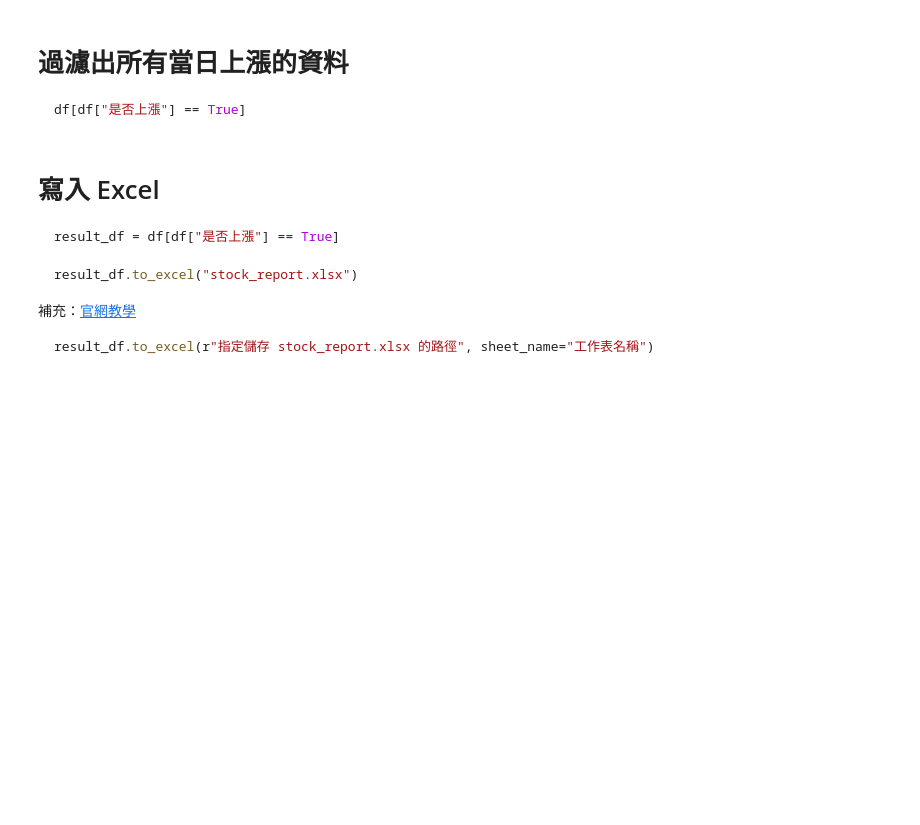
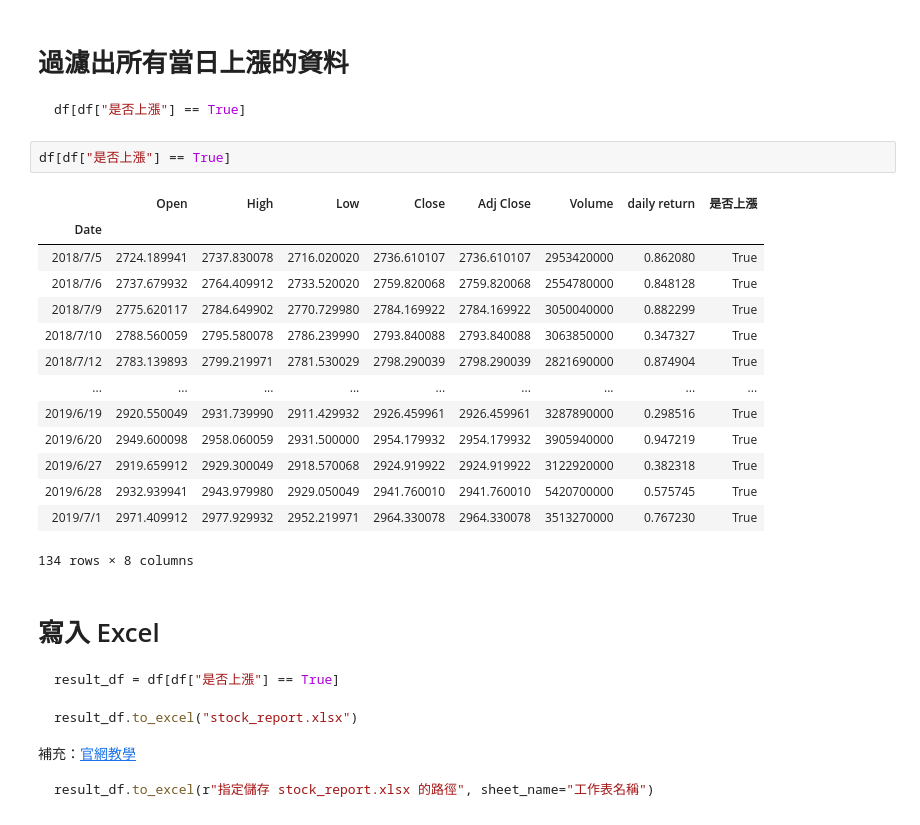
Before and after one commit to weberlu88/2020-Python-Excel-NTU, a Jupyter notebook: lesson_7/Python x Excel 大數據分析實戰：Pandas 入門.ipynb, the cells around one changed output. Saved outputs shown, nothing was run; the diff lists cells and outputs as text; blank space fills up the shorter version.

````diff
--- a/lesson_7/Python x Excel 大數據分析實戰：Pandas 入門.ipynb
+++ b/lesson_7/Python x Excel 大數據分析實戰：Pandas 入門.ipynb
@@ -532,6 +1014,23 @@ df
 ```python
 df[df["是否上漲"] == True]
 ```
+# %%
+df[df["是否上漲"] == True]
+# %% [output]
+|  | Open | High | Low | Close | Adj Close | Volume | daily return | 是否上漲 |
+| Date |  |  |  |  |  |  |  |  |
+| 2018/7/5 | 2724.189941 | 2737.830078 | 2716.020020 | 2736.610107 | 2736.610107 | 2953420000 | 0.862080 | True |
+| 2018/7/6 | 2737.679932 | 2764.409912 | 2733.520020 | 2759.820068 | 2759.820068 | 2554780000 | 0.848128 | True |
+| 2018/7/9 | 2775.620117 | 2784.649902 | 2770.729980 | 2784.169922 | 2784.169922 | 3050040000 | 0.882299 | True |
+| 2018/7/10 | 2788.560059 | 2795.580078 | 2786.239990 | 2793.840088 | 2793.840088 | 3063850000 | 0.347327 | True |
+| 2018/7/12 | 2783.139893 | 2799.219971 | 2781.530029 | 2798.290039 | 2798.290039 | 2821690000 | 0.874904 | True |
+| ... | ... | ... | ... | ... | ... | ... | ... | ... |
+| 2019/6/19 | 2920.550049 | 2931.739990 | 2911.429932 | 2926.459961 | 2926.459961 | 3287890000 | 0.298516 | True |
+| 2019/6/20 | 2949.600098 | 2958.060059 | 2931.500000 | 2954.179932 | 2954.179932 | 3905940000 | 0.947219 | True |
+| 2019/6/27 | 2919.659912 | 2929.300049 | 2918.570068 | 2924.919922 | 2924.919922 | 3122920000 | 0.382318 | True |
+| 2019/6/28 | 2932.939941 | 2943.979980 | 2929.050049 | 2941.760010 | 2941.760010 | 5420700000 | 0.575745 | True |
+| 2019/7/1 | 2971.409912 | 2977.929932 | 2952.219971 | 2964.330078 | 2964.330078 | 3513270000 | 0.767230 | True |
+134 rows × 8 columns
 # %% [markdown]
 # 寫入 Excel
 
````
Also changed, not shown: parts of 65 cells of this notebook, 9 other files.
